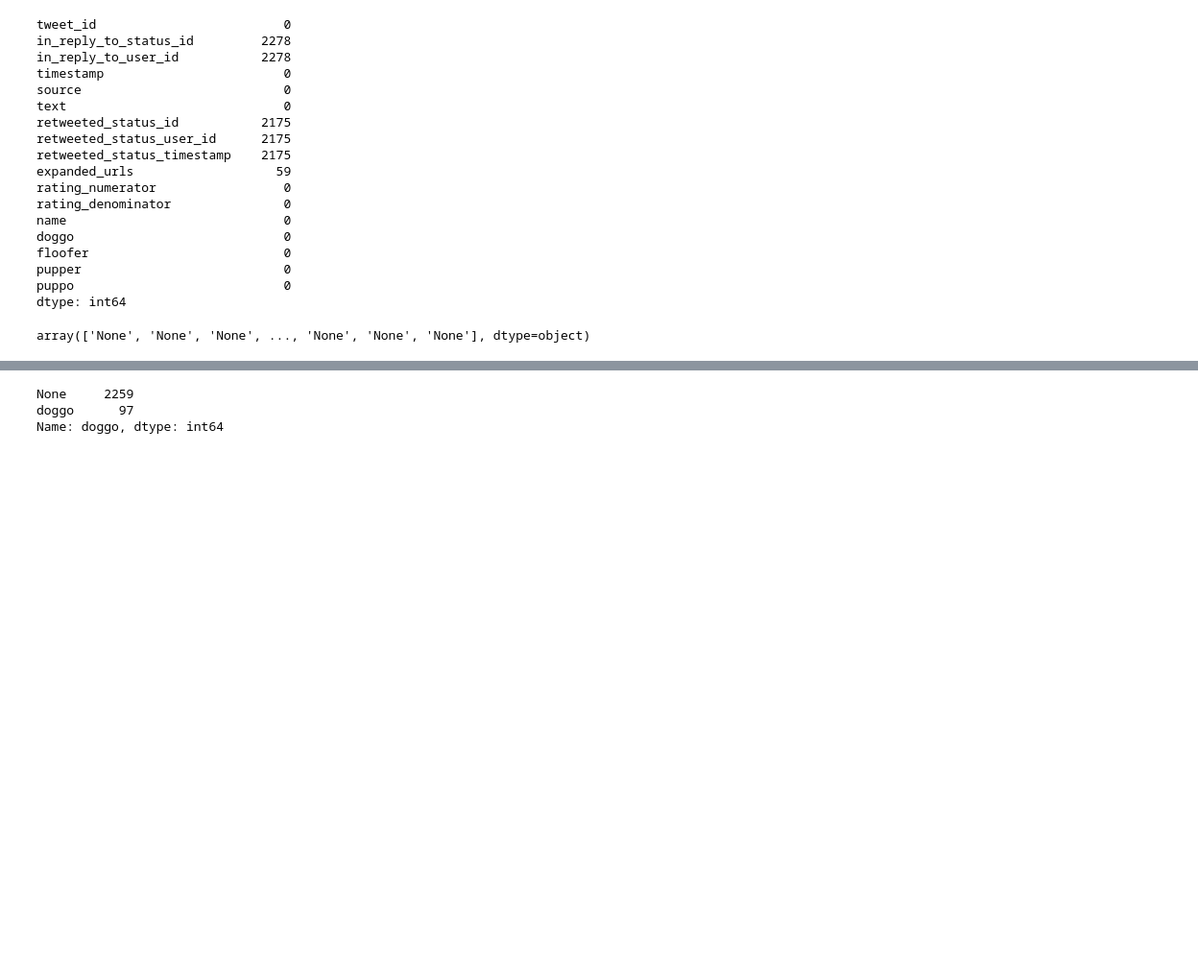
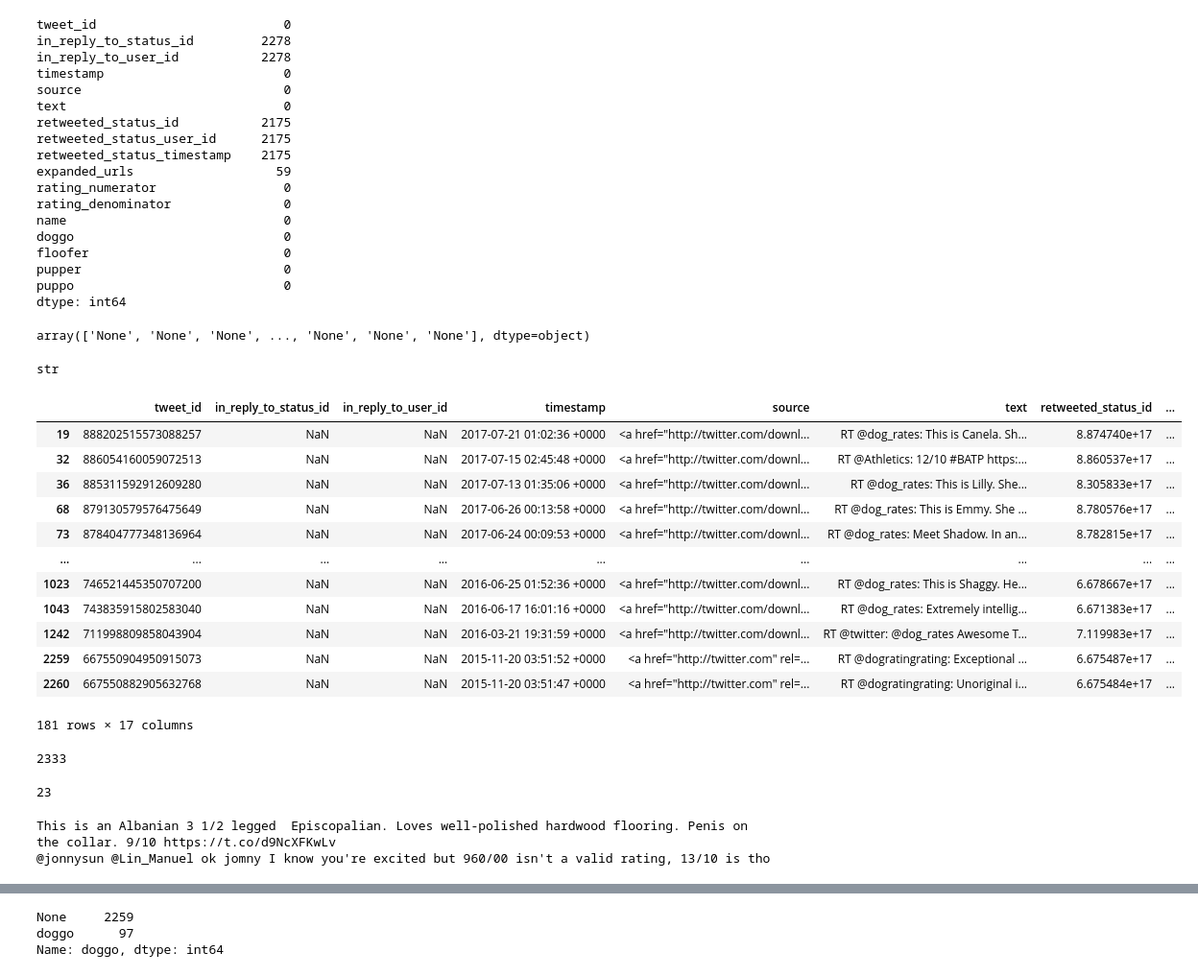
Before and after one commit to jaeycyril/Twitter_data_wrangling, a Jupyter notebook: wrangle_act.ipynb, the cells around one changed output, grey strips where cells are left out. Shown at 96% size. Saved outputs shown, nothing was run; the diff lists cells and outputs as text; code cells hidden in the pictures; blank space fills up the shorter version.

```diff
--- a/wrangle_act.ipynb
+++ b/wrangle_act.ipynb
@@ -230,3 +243,56 @@ dtype: int64
 twitter_archive_enhanced.doggo.values
 # %% [output]
 array(['None', 'None', 'None', ..., 'None', 'None', 'None'], dtype=object)
+# %%
+# QUALITY ISSUE 2
+
+# Timestamps are not saved as Datetime objects but String objects
+# Doing any Timestamp arithmetic might cause unintended issues
+# This makes us miss out on the many advantages of the Pandas Datetime object
+
+type(twitter_archive_enhanced.timestamp[0])
+# %% [output]
+str
+# %%
+# QUALITY ISSUE 3
+
+# Some rows are retweets and as per the project directive, we need only original tweets not retweets
+
+twitter_archive_enhanced[~twitter_archive_enhanced['retweeted_status_id'].isnull()]
+# %% [output]
+|  | tweet_id | in_reply_to_status_id | in_reply_to_user_id | timestamp | source | text | retweeted_status_id | ... |
+| 19 | 888202515573088257 | NaN | NaN | 2017-07-21 01:02:36 +0000 | <a href="http://twitter.com/downl... | RT @dog_rates: This is Canela. Sh... | 8.874740e+17 | ... |
+| 32 | 886054160059072513 | NaN | NaN | 2017-07-15 02:45:48 +0000 | <a href="http://twitter.com/downl... | RT @Athletics: 12/10 #BATP https:... | 8.860537e+17 | ... |
+| 36 | 885311592912609280 | NaN | NaN | 2017-07-13 01:35:06 +0000 | <a href="http://twitter.com/downl... | RT @dog_rates: This is Lilly. She... | 8.305833e+17 | ... |
+| 68 | 879130579576475649 | NaN | NaN | 2017-06-26 00:13:58 +0000 | <a href="http://twitter.com/downl... | RT @dog_rates: This is Emmy. She ... | 8.780576e+17 | ... |
+| 73 | 878404777348136964 | NaN | NaN | 2017-06-24 00:09:53 +0000 | <a href="http://twitter.com/downl... | RT @dog_rates: Meet Shadow. In an... | 8.782815e+17 | ... |
+| ... | ... | ... | ... | ... | ... | ... | ... | ... |
+| 1023 | 746521445350707200 | NaN | NaN | 2016-06-25 01:52:36 +0000 | <a href="http://twitter.com/downl... | RT @dog_rates: This is Shaggy. He... | 6.678667e+17 | ... |
+| 1043 | 743835915802583040 | NaN | NaN | 2016-06-17 16:01:16 +0000 | <a href="http://twitter.com/downl... | RT @dog_rates: Extremely intellig... | 6.671383e+17 | ... |
+| 1242 | 711998809858043904 | NaN | NaN | 2016-03-21 19:31:59 +0000 | <a href="http://twitter.com/downl... | RT @twitter: @dog_rates Awesome T... | 7.119983e+17 | ... |
+| 2259 | 667550904950915073 | NaN | NaN | 2015-11-20 03:51:52 +0000 | <a href="http://twitter.com" rel=... | RT @dogratingrating: Exceptional ... | 6.675487e+17 | ... |
+| 2260 | 667550882905632768 | NaN | NaN | 2015-11-20 03:51:47 +0000 | <a href="http://twitter.com" rel=... | RT @dogratingrating: Unoriginal i... | 6.675484e+17 | ... |
+181 rows × 17 columns
+# %%
+# QUALITY ISSUE 4
+
+# Assess ratings columns.
+# Seems like most of the rating_denominators are 10
+# Some ratings are do not have denominators as 10
+
+print(twitter_archive_enhanced[twitter_archive_enhanced['rating_denominator']==10].shape[0])
+twitter_archive_enhanced[twitter_archive_enhanced['rating_denominator']!=10].shape[0]
+# %% [output]
+2333
+23
+# %%
+# Further assessment of QUALITY ISSUE 4
+
+# - The numbers seem wrong as seen in the tweets below. Tweet says 9/10 but ratings_n is 1 and ratings_d is 2
+# - They explicitly complain about the numbers in the other tweet
+
+print(twitter_archive_enhanced[twitter_archive_enhanced['rating_denominator']!=10].text[2335])
+print(twitter_archive_enhanced[twitter_archive_enhanced['rating_denominator']!=10].text[313])
+# %% [output]
+This is an Albanian 3 1/2 legged  Episcopalian. Loves well-polished hardwood flooring. Penis on the collar. 9/10 https://t.co/d9NcXFKwLv
+@jonnysun @Lin_Manuel ok jomny I know you're excited but 960/00 isn't a valid rating, 13/10 is tho
```
Also changed, not shown: parts of 75 cells of this notebook.
